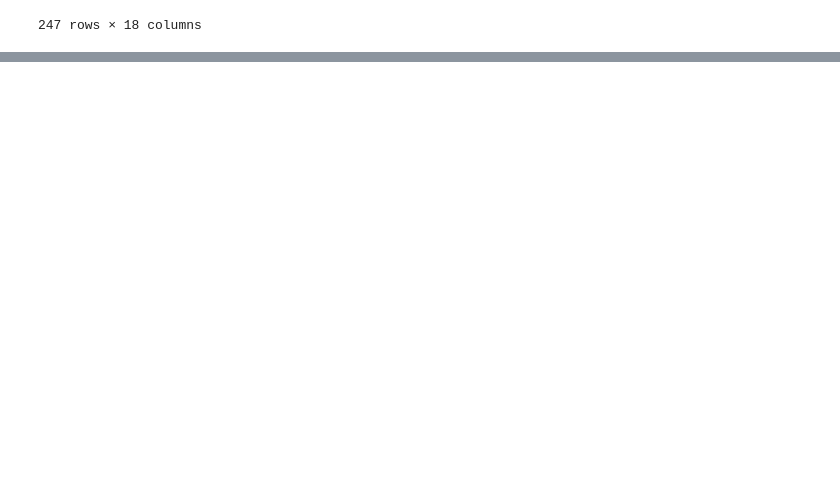
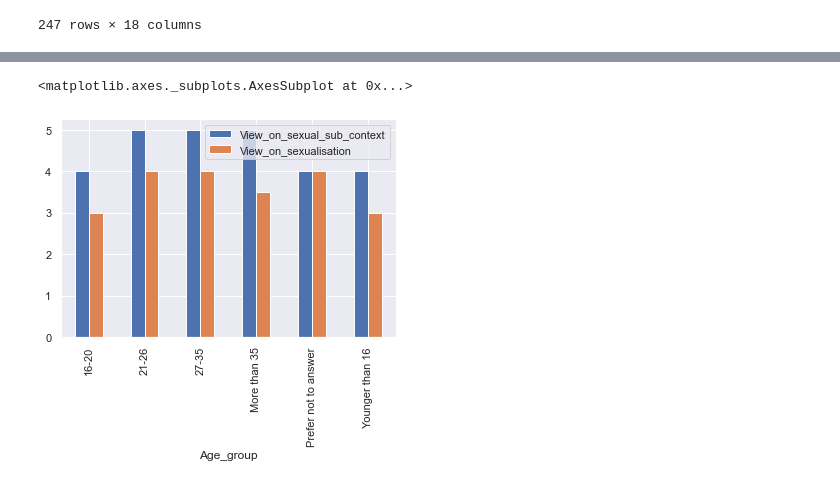
Before and after one commit to DenysMelnyk6/Sexuality-in-Video-games, a Jupyter notebook: Sexuality_analysis.ipynb, the cells around one changed output, grey strips where cells are left out. Cells and saved outputs as stored; diff of their text form; code cells hidden in the pictures; blank space fills up the shorter version.

```diff
--- a/Sexuality_analysis.ipynb
+++ b/Sexuality_analysis.ipynb
@@ -325,3 +334,8 @@ data.groupby('Age_group')['View_on_sexualisation', 'View_on_sexual_sub_context']
+# %%
+data.pivot_table(values = ['View_on_sexualisation', 'View_on_sexual_sub_context'], index = 'Age_group', aggfunc = 'median').plot(kind = 'bar')
+# %% [output]
+<matplotlib.axes._subplots.AxesSubplot at 0x...>
+[figure, added]
 # %%
 data.groupby('Country')['View_on_sexualisation', 'View_on_sexual_sub_context'].agg(['mean','median','std','max','min'])
 # %% [output]
```
Also changed, not shown: parts of 9 cells of this notebook.
